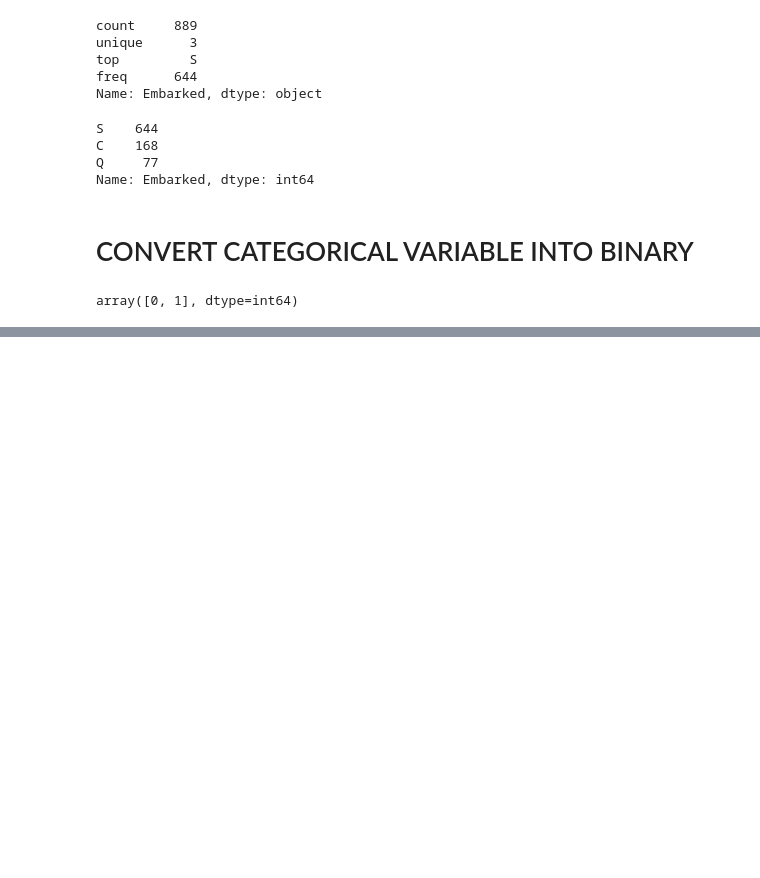
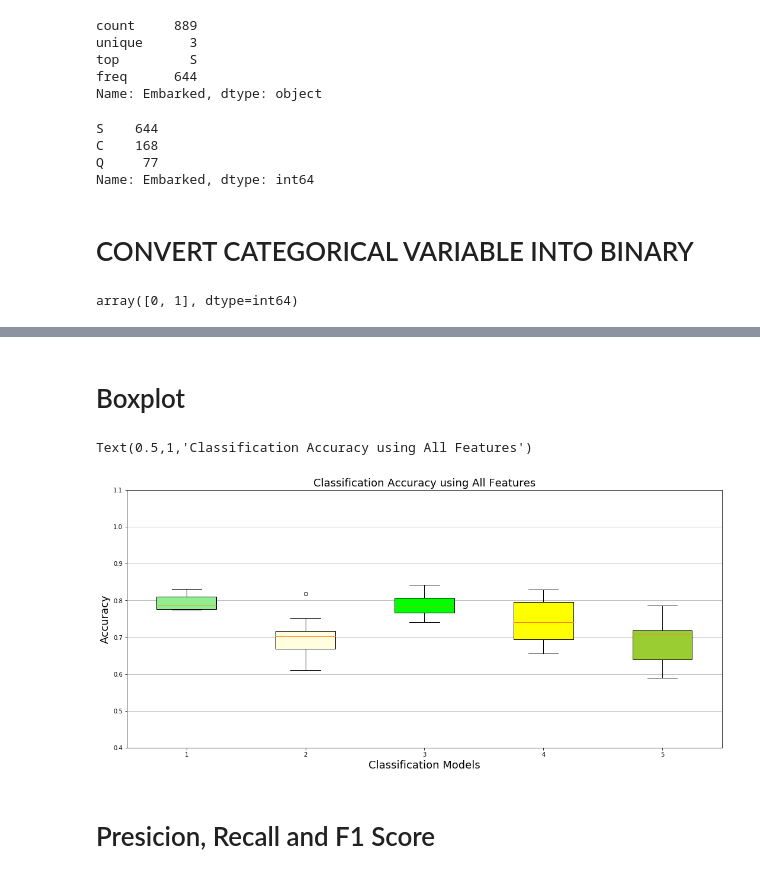
Before and after one commit to PRkudupu/Titanic-ML-Disaster, a Jupyter notebook: Survival.ipynb, the cells around one changed output, grey strips where cells are left out. Cells and saved outputs as stored; diff of their text form; code cells hidden in the pictures; blank space fills up the shorter version.

Commit message:
Score before standardization

```diff
--- a/Survival.ipynb
+++ b/Survival.ipynb
@@ -428,0 +518,20 @@ array([0, 1, 'Q'], dtype=object)
+# %%
+# Logistic Regression
+from sklearn.linear_model import LogisticRegression
+log_reg = LogisticRegression(C = 1)
+
+# k-Nearest Neighbor
+from sklearn.neighbors import KNeighborsClassifier
+knn = KNeighborsClassifier(n_neighbors=5)
+
+# Support Vector Machine
+from sklearn.svm import SVC
+svm = SVC(kernel='linear', C=1)
+
+# Random Forest (ensemble of Decision Trees)
+from sklearn.ensemble import RandomForestClassifier
+forest = RandomForestClassifier(n_estimators=1, random_state=0)
+
+# Neural Network
+from sklearn.neural_network import MLPClassifier
+nn = MLPClassifier()
@@ -428,0 +565,6 @@ array([0, 1, 'Q'], dtype=object)
+# %%
+#Have all the algorithsm in an array
+classifiers=[log_reg,knn,svm,forest,nn]
+model_scores =[]
+for clf in classifiers:
+    model_scores.append(cross_val_score(clf,x,y,scoring='accuracy',cv=10))
@@ -428,0 +585,25 @@ array([0, 1, 'Q'], dtype=object)
+# %% [markdown]
+# Boxplot
+# %%
+# BOXPLOT comparing models and comparing SVM using different feature subsets
+fig, axes = plt.subplots(nrows=1, ncols=1, figsize=(18, 8))
+# rectangular box plot
+bplot_models = axes.boxplot(model_scores, vert=True, patch_artist=True)
+
+# fill with colors - Models
+colors_d = ["lightgreen", "lightyellow", "lime", "yellow", "yellowgreen"]
+for patch, color in zip(bplot_models['boxes'], colors_d):
+    patch.set_facecolor(color)
+
+    # adding axes labels
+axes.yaxis.grid(True)
+axes.set_xticks([y+1 for y in range(len(model_scores))])
+axes.set_xlabel('Classification Models', fontsize=18)
+axes.set_ylabel('Accuracy', fontsize=18)
+axes.set_ylim((.4, 1.1))
+axes.set_title('Classification Accuracy using All Features', fontsize = 18)
+# %% [output]
+Text(0.5,1,'Classification Accuracy using All Features')
+[figure, added]
+# %% [markdown]
+# Presicion, Recall and F1 Score
```
Also changed, not shown: parts of 23 cells of this notebook.
